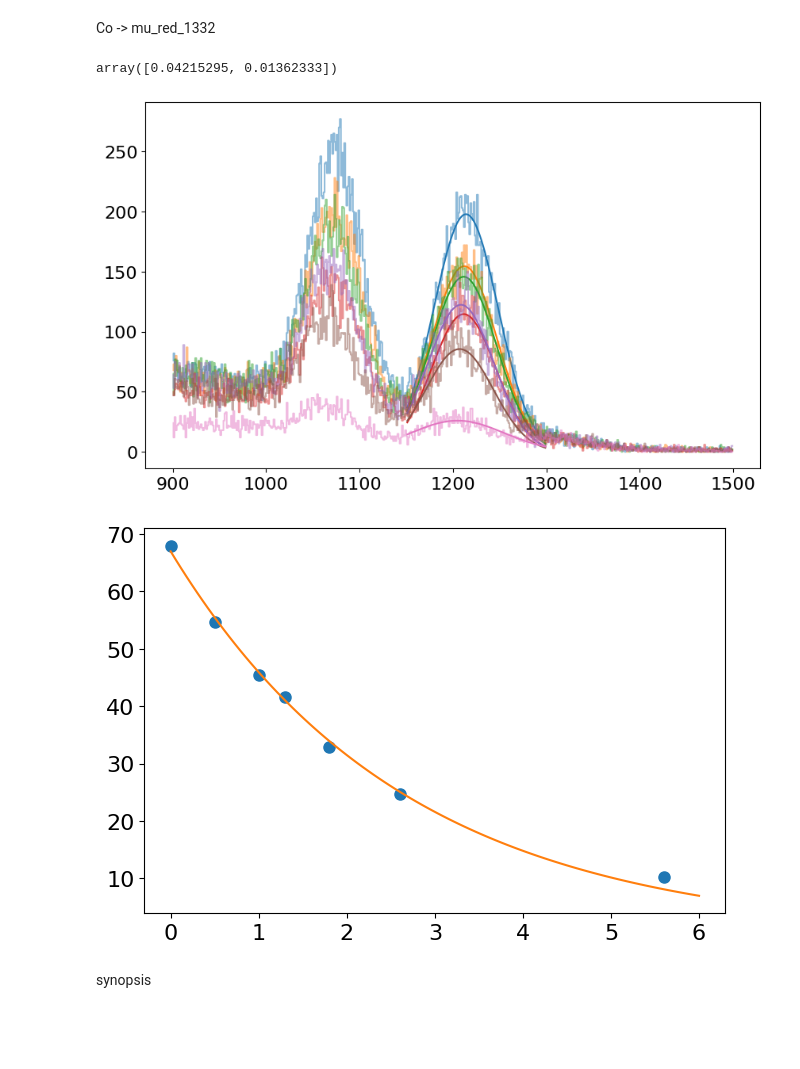
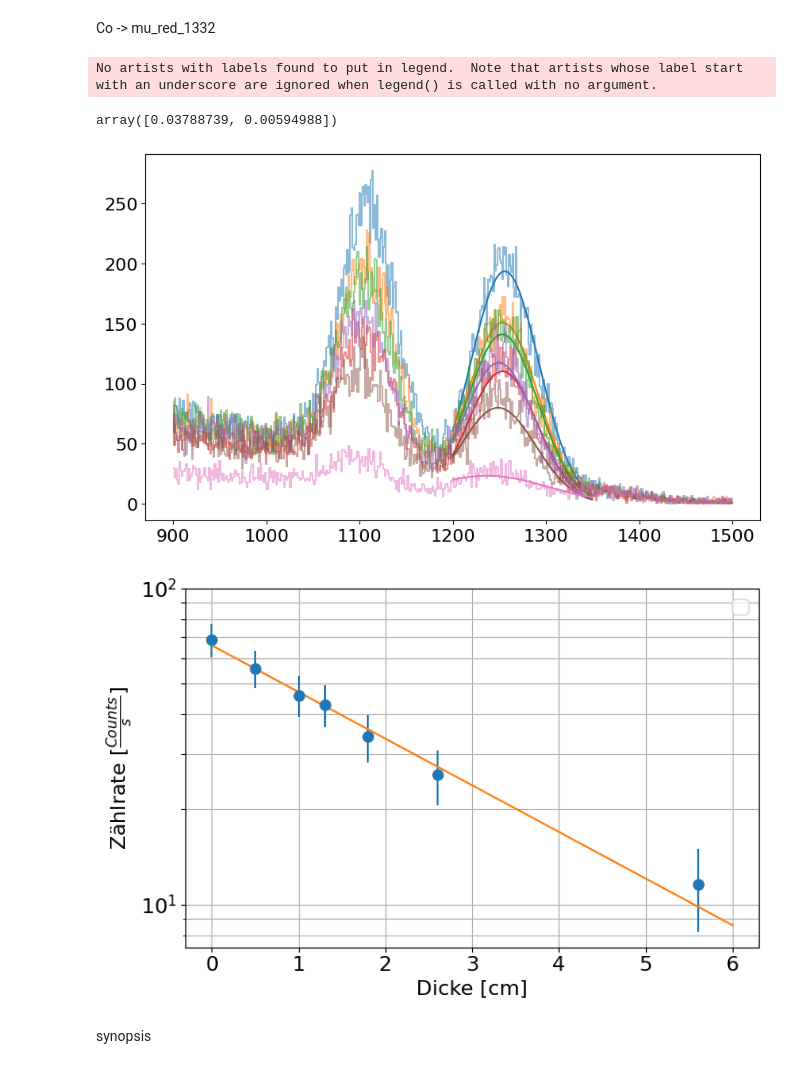
Before and after one commit to SteWey0/Fortgeschrittenenpraktikum, a Jupyter notebook: Gammaspektroskopie/Auswertung.ipynb, the cells around one changed output. Saved outputs shown, nothing was run; the diff lists cells and outputs as text; code cells hidden in the pictures; blank space fills up the shorter version.

```diff
--- a/Gammaspektroskopie/Auswertung.ipynb
+++ b/Gammaspektroskopie/Auswertung.ipynb
@@ -154,7 +163,7 @@ for i,file in enumerate(fnames):
     plot_window = (bins>500) & (bins<700)
     ax.step(bins[plot_window],c[plot_window], where='pre', color=cmap[i], label=file[4:], alpha=0.5)
     popt, pcov = curve_fit(gauss, bins[fit_window], c[fit_window], p0=[500, 600, 100])
-    #ax.plot(bins, gauss(bins, *popt), color=cmap[i])
+    ax.plot(bins[fit_window], gauss(bins, *popt)[fit_window], color=cmap[i])
     x1, x2 = popt[1]-2*np.abs(popt[2]), popt[1]+2*np.abs(popt[2]) # 2 sigma interval
     ax.plot(x1, gauss(x1, *popt), 'o', color=cmap[i])
     ax.plot(x2, gauss(x2, *popt), 'o', color=cmap[i])
@@ -164,6 +173,7 @@ for i,file in enumerate(fnames):
 ax.set(xlabel='Energie [keV]', ylabel='Counts')
 ax.legend()
 fig.tight_layout()
+plt.savefig('plots/sz_distance_histograms.pdf', bbox_inches='tight')
 
 
 distances = np.array([10, 15, 20, 25, 30, 35, 40, 45]) #cm
@@ -176,5 +186,7 @@ ax.errorbar(distances, integrals, np.sqrt(integrals), None, 'o', label='Integral
 ax.plot(d_plot, inverse_quadratic(d_plot, *popt), label='Fit')
 ax.set(xlabel='Abstand [cm]', ylabel='Counts')
 ax.legend()
+ax.grid()
 fig.tight_layout()
+plt.savefig('plots/sz_distance_result.pdf', bbox_inches='tight')
 # %% [output]
@@ -184,7 +196,7 @@ fig.tight_layout()
 ## $\frac{\mu}{\rho}$
 # %%
 def lambert_beer(x, a, b):
-    return a*np.exp(-b*x)
+    return a*np.exp(-b*x *density_copper)
 raw_fnames = ['koll', '5mm', '10mm', '13mm', '18mm', '26mm', '56mm']
 width = calibrate(0.01, cal_slope , 0)
 copper_width = np.array([0,5,10,13,18,26,56])*0.1 #cm
@@ -235,10 +253,10 @@ for i,file in enumerate(fnames):
     #if i > 2: continue
     bins, c = loadhist(file)
     bins = calibrate(bins)
-    fit_window = (bins>1000) & (bins<1150)
+    fit_window = (bins>1050) & (bins<1160)
     plot_window = (bins>900) & (bins<1200)
     ax.step(bins[plot_window],c[plot_window], where='pre', color=cmap[i], label=file[4:], alpha=0.5)
-    popt, pcov = curve_fit(gauss, bins[fit_window], c[fit_window], p0=[100, 1100, 100])
+    popt, pcov = curve_fit(gauss, bins[fit_window], c[fit_window], p0=[100, 1100, 100], sigma=np.sqrt(c[fit_window]), absolute_sigma=True)
     ax.plot(bins[fit_window], gauss(bins, *popt)[fit_window], color=cmap[i])
     x1, x2 = popt[1]-np.abs(popt[2]), popt[1]+np.abs(popt[2]) # 2 sigma interval
     #ax.plot(x1, gauss(x1, *popt), 'o', color=cmap[i])
@@ -249,10 +267,15 @@ for i,file in enumerate(fnames):
 
 integrals = np.array(integrals)
 rate = integrals/meas_time
-popt, pcov = curve_fit(lambert_beer, copper_width, rate, p0=(1,0.01))
-mu_red_1173 = np.array([popt[1] / density_copper, np.sqrt(pcov[1,1])])
+popt, pcov = curve_fit(lambert_beer, copper_width, rate, p0=(1,0.01), sigma=np.sqrt(rate), absolute_sigma=True)
+mu_red_1173 = np.array([popt[1], np.sqrt(pcov[1,1])])
 fig, ax = plt.subplots(figsize=(7.5,5))
-ax.plot(copper_width, rate, 'o')
+ax.errorbar(copper_width, rate,np.sqrt(rate), None, 'o')
 ax.plot(np.linspace(0,6,100), lambert_beer(np.linspace(0,6,100), *popt))
+ax.set(xlabel='Dicke [cm]', ylabel='Zählrate [$\\frac{Counts}{s}$]', yscale='log')
+ax.legend()
+ax.grid(which='both')
+fig.tight_layout()
+plt.savefig('plots/sz_cu_mu1173.pdf', bbox_inches='tight')
 mu_red_1173
 # %% [output]
@@ -262,38 +286,47 @@ array([0.03748264, 0.00634861])
 # %% [markdown]
 Co -> mu_red_1332
 # %%
+from matplotlib.pyplot import yscale
+
+
 fnames = ['1_6_Co_'+ rf for rf in raw_fnames]
 meas_time = np.array([147116, 145211, 167119, 138898, 191008 ,183274, 186061])*1e-3
 fig,ax=plt.subplots(figsize=(10,6))
 integrals = []
 for i,file in enumerate(fnames):
     #if i > 2: continue
     bins, c = loadhist(file)
     bins = calibrate(bins)
-    fit_window = (bins>1150) & (bins<1300)
+    fit_window = (bins>1200) & (bins<1350)
     plot_window = (bins>900) & (bins<1500)
     ax.step(bins[plot_window],c[plot_window], where='pre', color=cmap[i], label=file[4:], alpha=0.5)
-    popt, pcov = curve_fit(gauss, bins[fit_window], c[fit_window], p0=[100, 1100, 100])
+    popt, pcov = curve_fit(gauss, bins[fit_window], c[fit_window], p0=[100, 1100, 100], sigma=np.sqrt(c[fit_window]), absolute_sigma=True)
     ax.plot(bins[fit_window], gauss(bins, *popt)[fit_window], color=cmap[i])
     x1, x2 = popt[1]-np.abs(popt[2]), popt[1]+np.abs(popt[2]) # 2 sigma interval
     #ax.plot(x1, gauss(x1, *popt), 'o', color=cmap[i])
     #ax.plot(x2, gauss(x2, *popt), 'o', color=cmap[i])
     #Integrate 2 sigma interval
     integral = np.sum(c[(bins>=x1) & (bins<=x2)])
     integrals.append(integral)
 
 integrals = np.array(integrals)
 rate = integrals/meas_time
-popt, pcov = curve_fit(lambert_beer, copper_width, rate, p0=(1,0.01))
-mu_red_1332 = np.array([popt[1] / density_copper, np.sqrt(pcov[1,1])])
+popt, pcov = curve_fit(lambert_beer, copper_width, rate, p0=(1,0.01), sigma=np.sqrt(rate), absolute_sigma=True)
+mu_red_1332 = np.array([popt[1] , np.sqrt(pcov[1,1])])
 fig, ax = plt.subplots(figsize=(7.5,5))
-ax.plot(copper_width, rate, 'o')
+ax.errorbar(copper_width, rate,np.sqrt(rate), None, 'o')
 ax.plot(np.linspace(0,6,100), lambert_beer(np.linspace(0,6,100), *popt))
+ax.set(xlabel='Dicke [cm]', ylabel='Zählrate [$\\frac{Counts}{s}$]', yscale='log', yticks=[10,20,30,40,50,60,70,80,90,100])
+ax.grid(which='both')
+ax.legend()
+fig.tight_layout()
+plt.savefig('plots/sz_cu_mu1132.pdf', bbox_inches='tight')
 mu_red_1332
 # %% [output]
-array([0.04215295, 0.01362333])
+No artists with labels found to put in legend.  Note that artists whose label start with an underscore are ignored when legend() is called with no argument.
+array([0.03788739, 0.00594988])
-[figure, old version]
+[figure, new version]
-[figure, old version]
+[figure, new version]
 # %% [markdown]
 synopsis
 # %%
```
Also changed, not shown: parts of 9 cells of this notebook, 9 other files.
